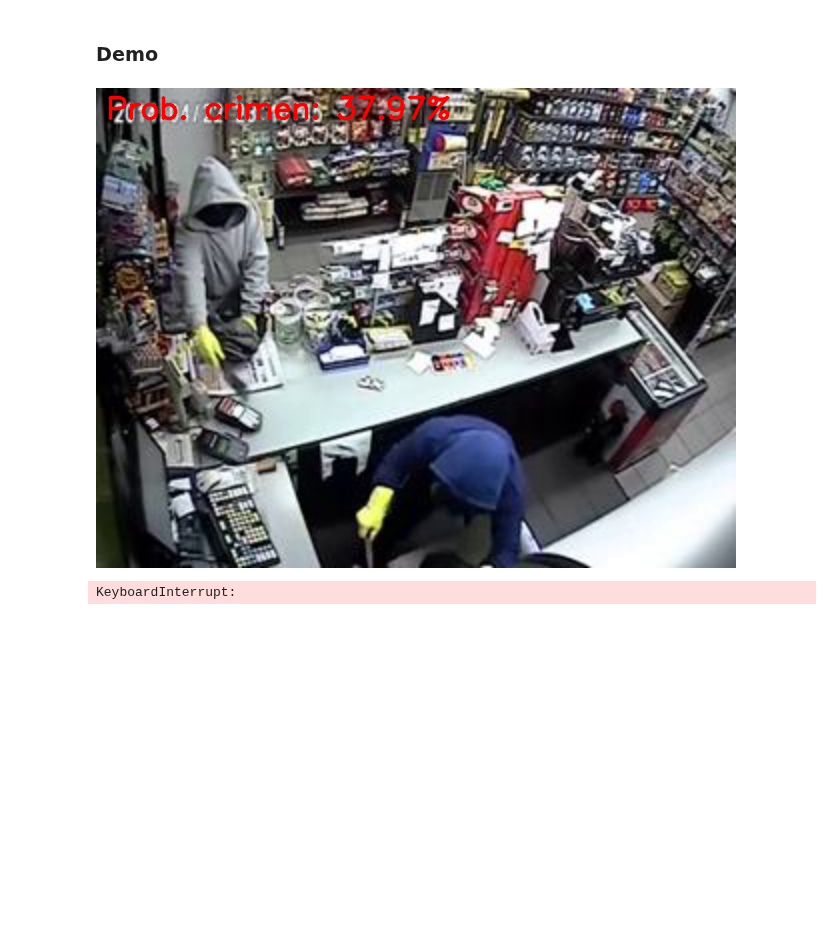
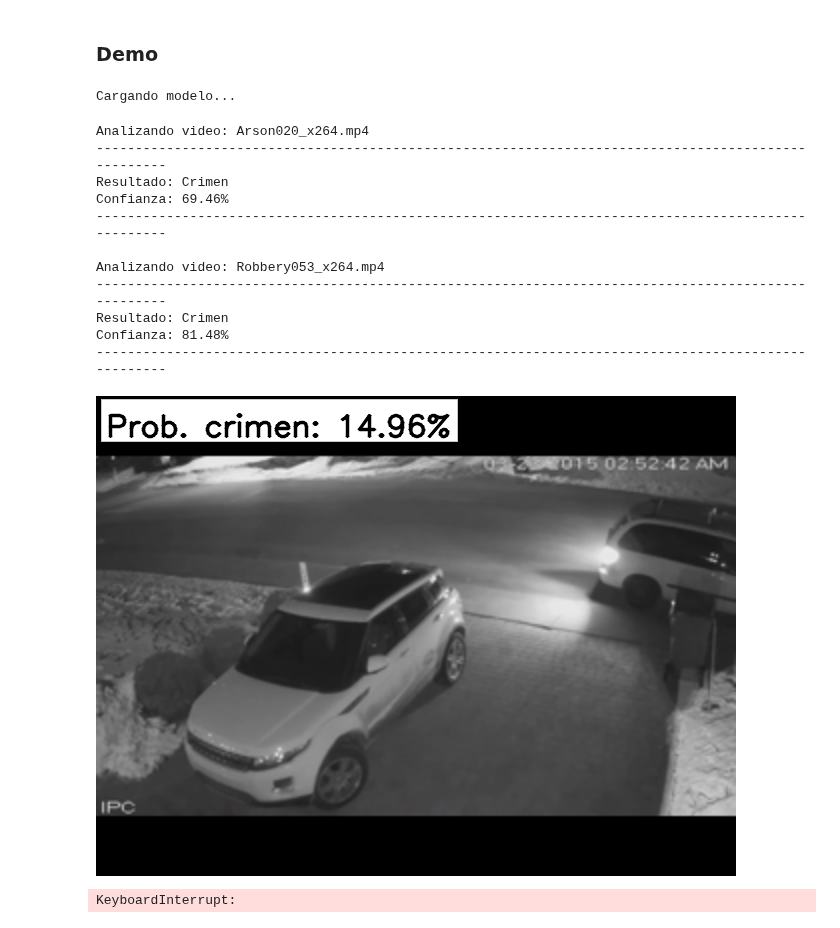
Before and after one commit to AndresH1234/Crime_Detection, a Jupyter notebook: app/demo.ipynb, the cells around one changed output. Drawn from its saved outputs; the diff is of its cells as text; code cells hidden in the pictures; blank space fills up the shorter version.

```diff
--- a/app/demo.ipynb
+++ b/app/demo.ipynb
@@ -22,7 +22,7 @@ from models.i3d import InceptionI3d
 # %% [markdown]
 ### Modelo
 # %%
-CHECKPOINT_DIR = "/mnt/DGX0Raid/aherrerag/Crime_Detection/notebooks/checkpoints/i3d_convlstm_1/best_model"
+CHECKPOINT_DIR = "./saved_models/i3d_convlstm_1/best_model"
 # %%
 # Mejores hiperparámetros ya definidos
 best_hyperparameters = {
@@ -76,7 +76,7 @@ def load_model():
     model = build_model()
 
     # Cargar los pesos si es necesario
-    model.load_weights(CHECKPOINT_DIR)
+    model.load_weights(CHECKPOINT_DIR).expect_partial()
 
     return model
 # %% [markdown]
@@ -147,18 +202,39 @@ def simulate_realtime_from_video_notebook(video_path, model):
 # %% [markdown]
 ### Demo
+# %%
+print("Cargando modelo...")
+model = load_model()
+# %% [output]
+Cargando modelo...
 # %%
-print("Cargando modelo...")
-model = load_model()
-
 video_dir = "./videos"
 video_files = [f for f in os.listdir(video_dir) if f.endswith((".mp4", ".avi"))]
 
 if len(video_files) < 2:
     print("Se necesitan al menos dos videos en la carpeta /videos.")
 
-for video_file in video_files[:2]:
+# Analizar videos estáticos
+for video_file in video_files:
+    print(f"\nAnalizando video: {video_file}")
     video_path = os.path.join(video_dir, video_file)
-    simulate_realtime_from_video_notebook(video_path, model)
+    analyze_static_videos(video_path, model)
 # %% [output]
-[figure, removed]
-KeyboardInterrupt:
+Analizando video: Arson020_x264.mp4
+----------------------------------------------------------------------------------------------------
+Resultado: Crimen
+Confianza: 69.46%
+----------------------------------------------------------------------------------------------------
+
+Analizando video: Robbery053_x264.mp4
+----------------------------------------------------------------------------------------------------
+Resultado: Crimen
+Confianza: 81.48%
+----------------------------------------------------------------------------------------------------
+# %%
+for video_file in video_files:
+    print(f"\nAnalizando video: {video_file}")
+    video_path = os.path.join(video_dir, video_file)
+    simulate_realtime_from_video_notebook(video_path, model)
+# %% [output]
+[figure, added]
+KeyboardInterrupt:
```
Also changed, not shown: parts of 1 cell of this notebook, 3 other files.
